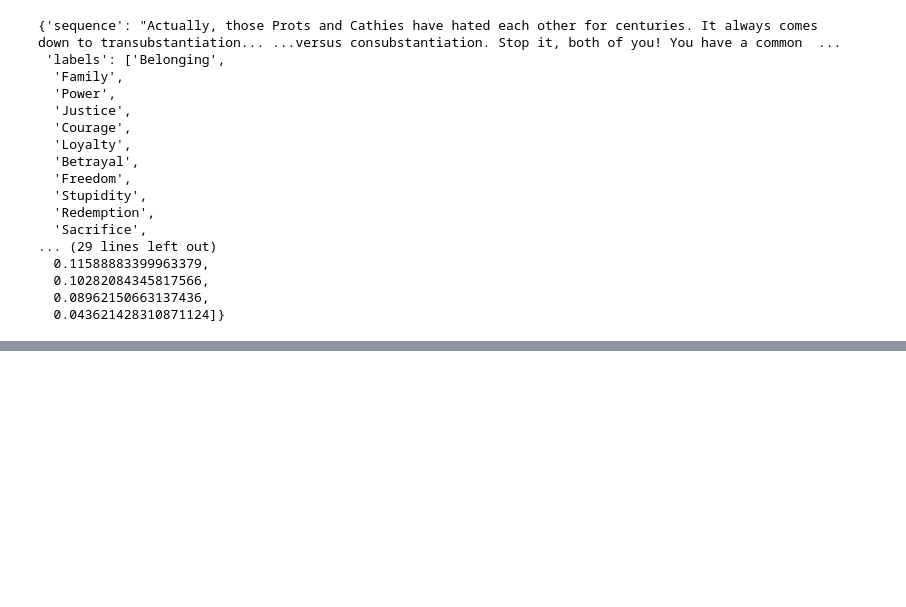
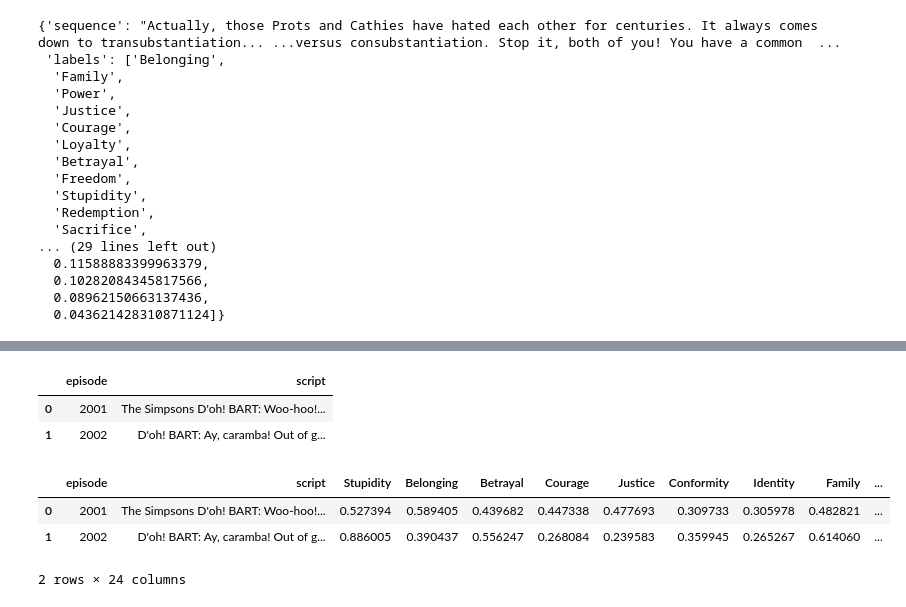
Before and after one commit to jamesbcn/the-simpsons-ai-analysis, a Jupyter notebook: theme_classifier/theme_classification_development.ipynb, the cells around one changed output, grey strips where cells are left out. Cells and saved outputs as stored; diff of their text form; code cells hidden in the pictures; blank space fills up the shorter version.

```diff
--- a/theme_classifier/theme_classification_development.ipynb
+++ b/theme_classifier/theme_classification_development.ipynb
@@ -258,0 +340,16 @@ theme_output[1]
+# %%
+df
+# %% [output]
+|  | episode | script |
+| 0 | 2001 | The Simpsons D'oh! BART: Woo-hoo!... |
+| 1 | 2002 | D'oh! BART: Ay, caramba! Out of g... |
+# %%
+# Combine DataFrames
+
+df[theme_df.columns] = theme_df
+df
+# %% [output]
+|  | episode | script | Stupidity | Belonging | Betrayal | Courage | Justice | Conformity | Identity | Family | ... |
+| 0 | 2001 | The Simpsons D'oh! BART: Woo-hoo!... | 0.527394 | 0.589405 | 0.439682 | 0.447338 | 0.477693 | 0.309733 | 0.305978 | 0.482821 | ... |
+| 1 | 2002 | D'oh! BART: Ay, caramba! Out of g... | 0.886005 | 0.390437 | 0.556247 | 0.268084 | 0.239583 | 0.359945 | 0.265267 | 0.614060 | ... |
+2 rows × 24 columns
```
Also changed, not shown: parts of 15 cells of this notebook, 8 other files.
